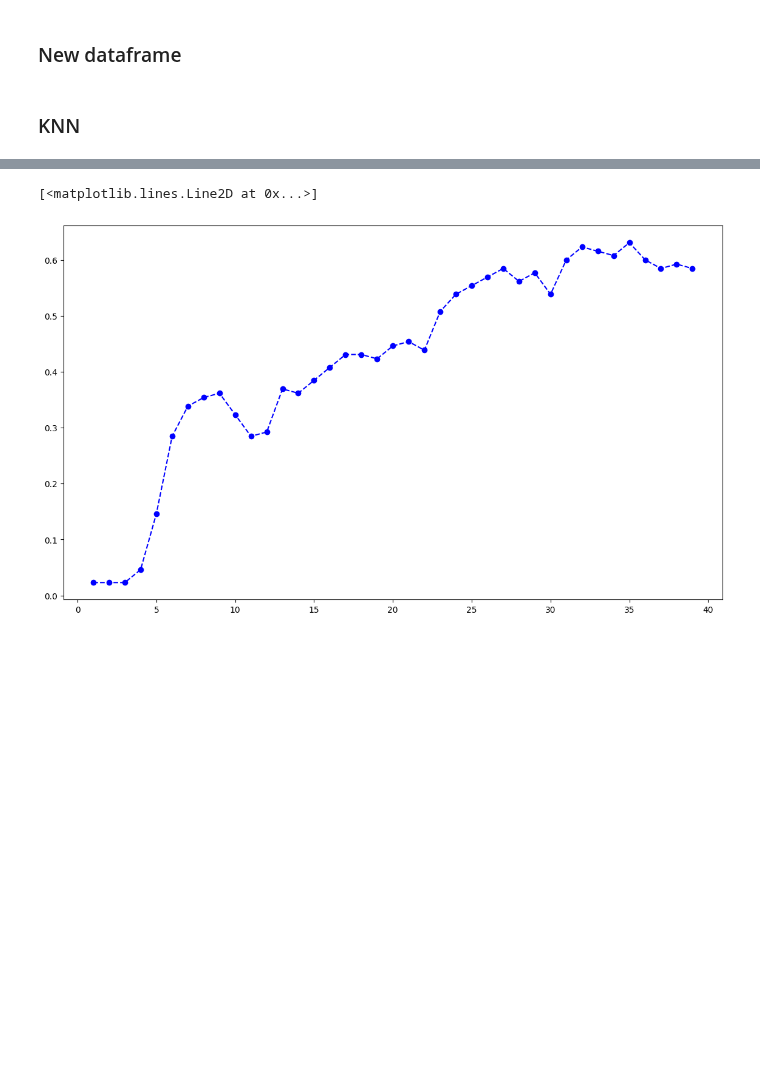
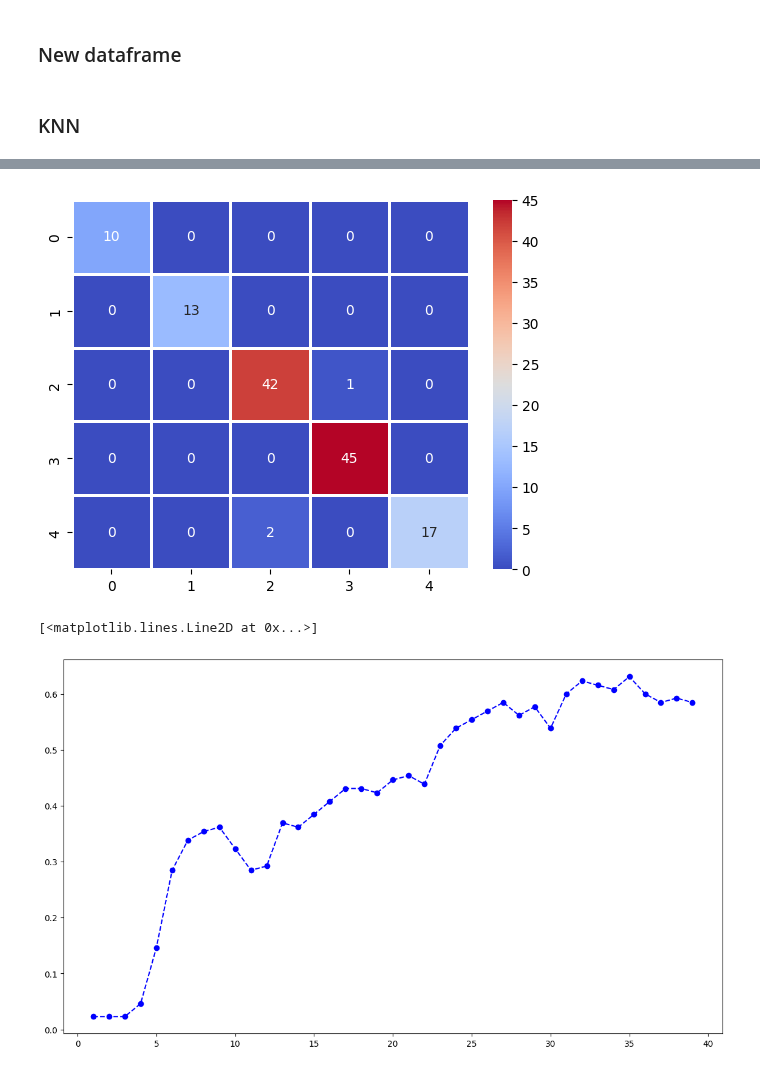
Before and after one commit to ICEI-PUC-Minas-PPL-CDIA/ppl-cd-pcd-sist-int-2024-1-sleepresearch-2024-1, a Jupyter notebook: src/modelo1.ipynb, the cells around one changed output, grey strips where cells are left out. Saved outputs shown, nothing was run; the diff lists cells and outputs as text; code cells hidden in the pictures; blank space fills up the shorter version.

Commit message:
PATCH: Arrumando erro no cross validation e trocando a visualização da matriz de confusão

```diff
--- a/src/modelo1.ipynb
+++ b/src/modelo1.ipynb
@@ -104,3 +93,10 @@ weighted avg       0.98      0.98      0.98       130
+# %%
+# Criando o heatmap
+cfm_matrix = confusion_matrix(y_test,pred)
+sns.heatmap(cfm_matrix, cmap='coolwarm', annot=True, linewidth=1, fmt='d')
+plt.show()
+# %% [output]
+[figure, added]
 # %%
 error_rate = []
 
```
Also changed, not shown: parts of 17 cells of this notebook.
